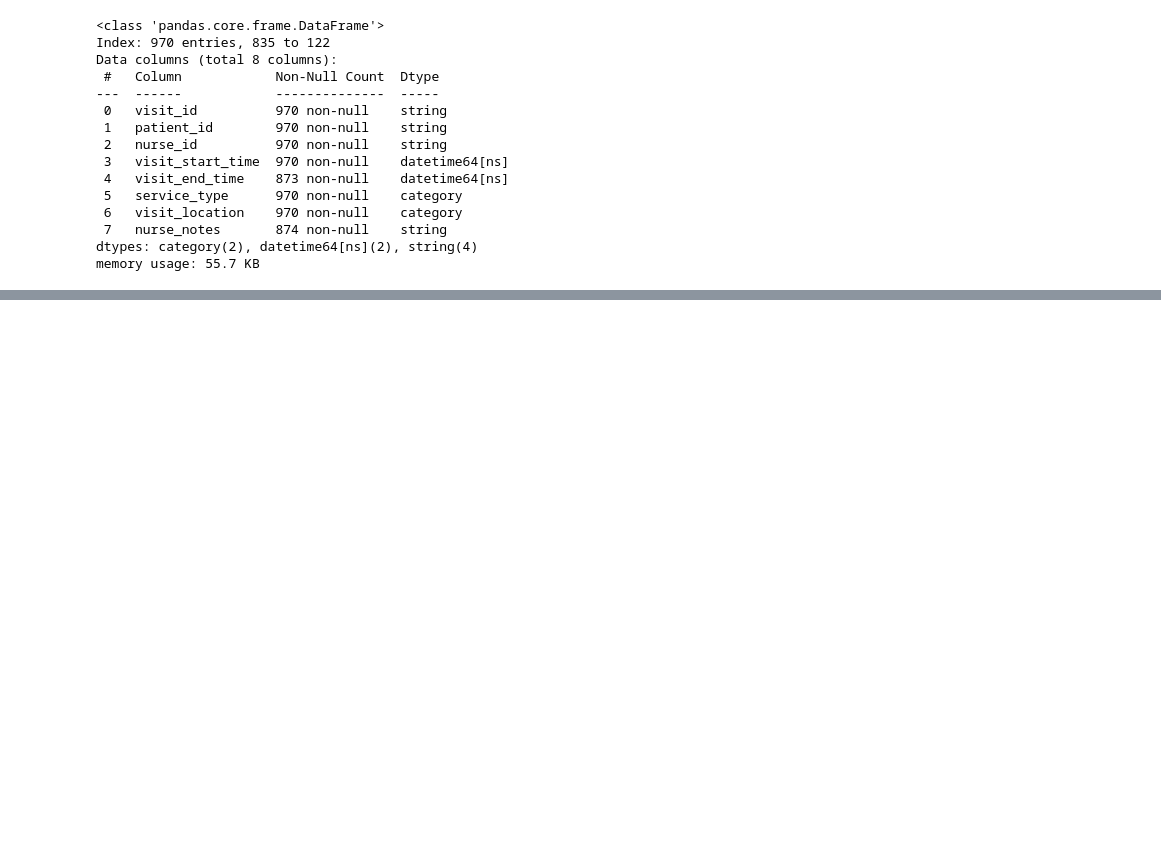
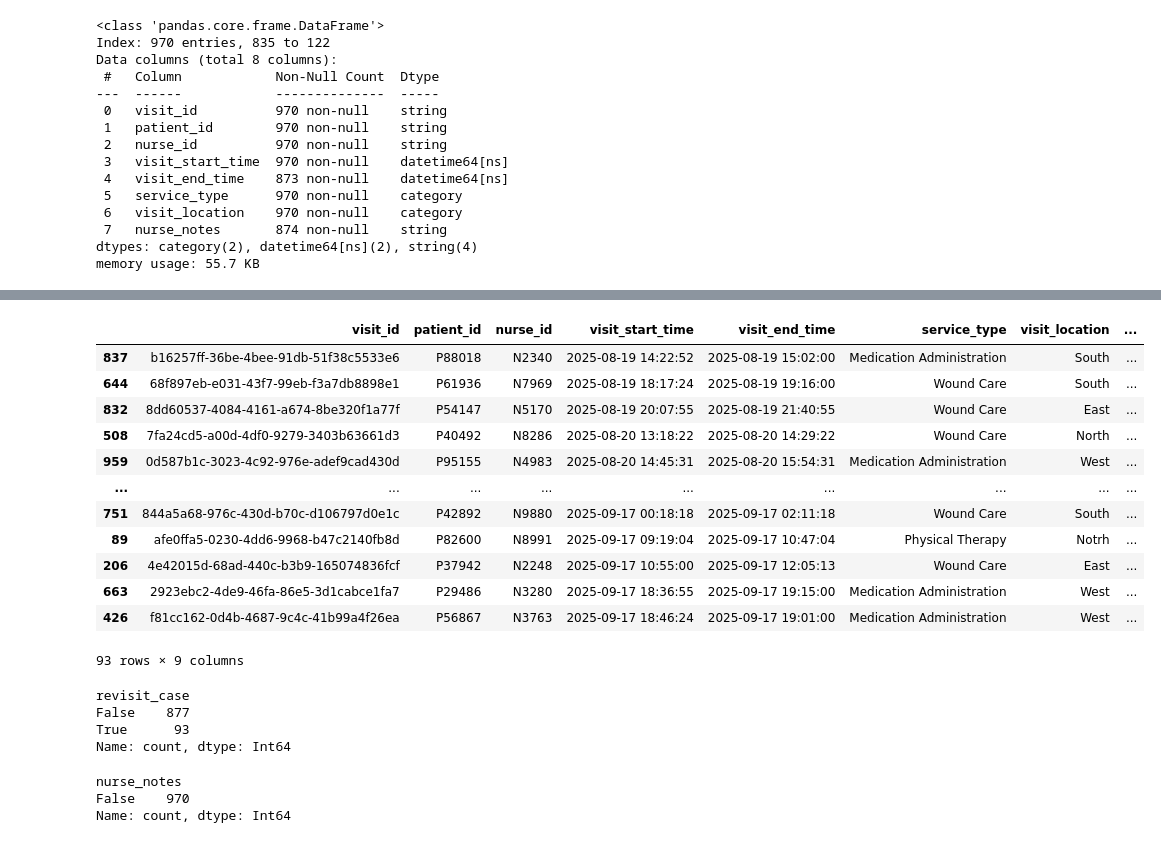
Before and after one commit to tawanwetaya-debug/speedoc_assignment, a Jupyter notebook: data_analysis.ipynb, the cells around one changed output, grey strips where cells are left out. Drawn from its saved outputs; the diff is of its cells as text; code cells hidden in the pictures; blank space fills up the shorter version.

```diff
--- a/data_analysis.ipynb
+++ b/data_analysis.ipynb
@@ -138,0 +173,45 @@ memory usage: 55.7 KB
+# %%
+## check if there any wording for revisit/follow up in the nurse_notes column
+df[df['nurse_notes'].str.contains(
+    'revisit|follow up|follow-up|followup',
+    case=False,
+    na=False
+)]
+# %% [output]
+|  | visit_id | patient_id | nurse_id | visit_start_time | visit_end_time | service_type | visit_location | ... |
+| 837 | b16257ff-36be-4bee-91db-51f38c5533e6 | P88018 | N2340 | 2025-08-19 14:22:52 | 2025-08-19 15:02:00 | Medication Administration | South | ... |
+| 644 | 68f897eb-e031-43f7-99eb-f3a7db8898e1 | P61936 | N7969 | 2025-08-19 18:17:24 | 2025-08-19 19:16:00 | Wound Care | South | ... |
+| 832 | 8dd60537-4084-4161-a674-8be320f1a77f | P54147 | N5170 | 2025-08-19 20:07:55 | 2025-08-19 21:40:55 | Wound Care | East | ... |
+| 508 | 7fa24cd5-a00d-4df0-9279-3403b63661d3 | P40492 | N8286 | 2025-08-20 13:18:22 | 2025-08-20 14:29:22 | Wound Care | North | ... |
+| 959 | 0d587b1c-3023-4c92-976e-adef9cad430d | P95155 | N4983 | 2025-08-20 14:45:31 | 2025-08-20 15:54:31 | Medication Administration | West | ... |
+| ... | ... | ... | ... | ... | ... | ... | ... | ... |
+| 751 | 844a5a68-976c-430d-b70c-d106797d0e1c | P42892 | N9880 | 2025-09-17 00:18:18 | 2025-09-17 02:11:18 | Wound Care | South | ... |
+| 89 | afe0ffa5-0230-4dd6-9968-b47c2140fb8d | P82600 | N8991 | 2025-09-17 09:19:04 | 2025-09-17 10:47:04 | Physical Therapy | Notrh | ... |
+| 206 | 4e42015d-68ad-440c-b3b9-165074836fcf | P37942 | N2248 | 2025-09-17 10:55:00 | 2025-09-17 12:05:13 | Wound Care | East | ... |
+| 663 | 2923ebc2-4de9-46fa-86e5-3d1cabce1fa7 | P29486 | N3280 | 2025-09-17 18:36:55 | 2025-09-17 19:15:00 | Medication Administration | West | ... |
+| 426 | f81cc162-0d4b-4687-9c4c-41b99a4f26ea | P56867 | N3763 | 2025-09-17 18:46:24 | 2025-09-17 19:01:00 | Medication Administration | West | ... |
+93 rows × 9 columns
+# %%
+df['revisit_case'] = df['nurse_notes'].str.contains(
+    'revisit|follow up|follow-up|followup',
+    case=False,
+    na=False
+)
+df['revisit_case'].value_counts()
+# %% [output]
+revisit_case
+False    877
+True      93
+Name: count, dtype: Int64
+# %%
+# check the nurse note for the canceled visit or key wording for cancelation
+df['nurse_notes'].str.contains(
+    'cancel|cancellation|canceled|no show',
+    case=False,
+    na=False
+).value_counts()
+# so there is no note for cancellation in the nurse_notes column
+# %% [output]
+nurse_notes
+False    970
+Name: count, dtype: Int64
```
Also changed, not shown: parts of 3 cells of this notebook.
